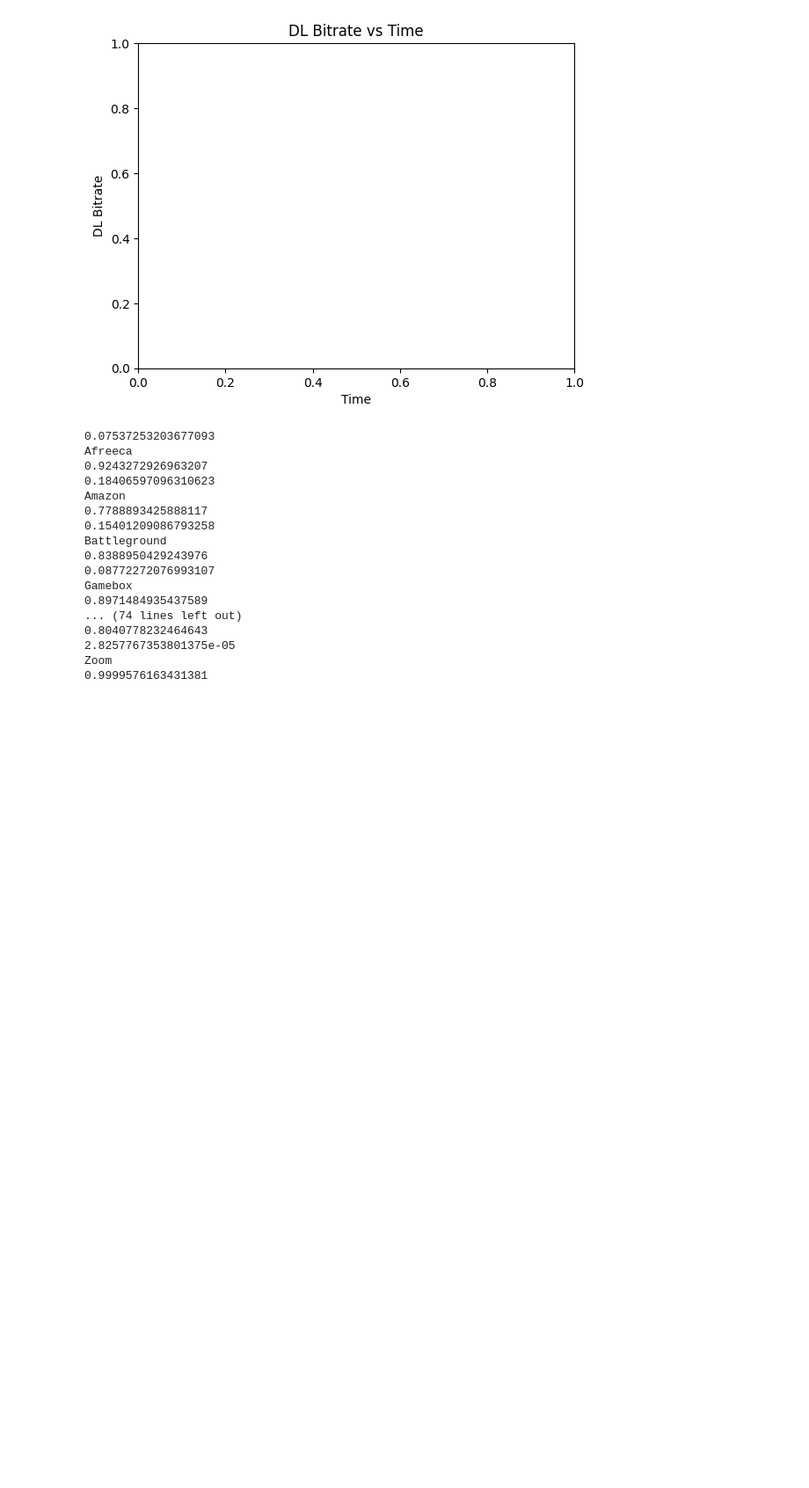
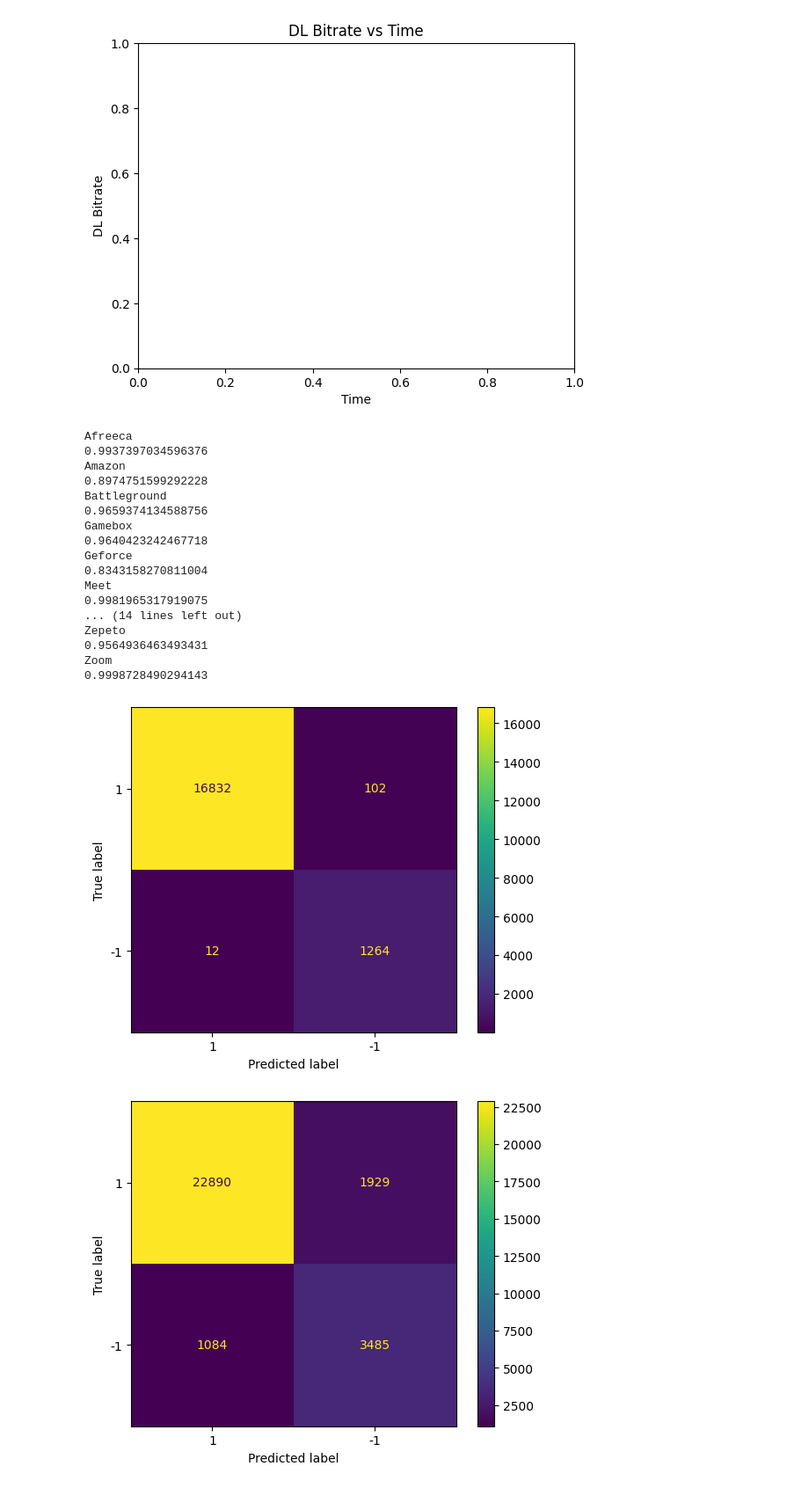
Before and after one commit to LabyrinthV/thesis, a Jupyter notebook: anomalyDetectionv2.ipynb, the cells around one changed output. Shown at 88% size. Saved outputs shown, nothing was run; the diff lists cells and outputs as text; code cells hidden in the pictures; blank space fills up the shorter version.

```diff
--- a/anomalyDetectionv2.ipynb
+++ b/anomalyDetectionv2.ipynb
@@ -88,7 +88,7 @@ def find_outliers(dataset, bitrate_type, quantile, iqr_multiplier):
     for value in dataset[bitrate_type]:
 
         if value < (q1 - iqr_multiplier * iqr) or value > (q3 + iqr_multiplier * iqr):
-            data_list.append(0)
+            data_list.append(-1)
         else:
             data_list.append(1)
     dataset["Inlier"] = data_list
@@ -293,10 +293,10 @@ def train_model(X_train, y_train, contamination=0.1):
     #X_train = sc.fit_transform(X_train)
     # Calculate the contamination value
     inliers = y_train[y_train == 1]
-    outliers = y_train[y_train == 0]
+    outliers = y_train[y_train == -1]
     contamination = len(outliers) / len(inliers)
     #Print the contamination value
-    print(contamination)
+    #print(contamination)
     classifier = IsolationForest(contamination = contamination, random_state = 1904703)
     classifier.fit(X_train.reshape(-1, 1))
     return classifier
@@ -316,58 +316,49 @@ def predict_outliers(classifier, X_test):
 
 # Evaluate the model
 def evaluate_model(y_test, y_pred):
-    cm = confusion_matrix(y_test, y_pred, labels=[1, 0])
+    cm = confusion_matrix(y_test, y_pred, labels=[1, -1])
     accuracy = accuracy_score(y_test, y_pred)
     return cm, accuracy
 # %%
 # Import confusion matrix and accuracy score
 from sklearn.metrics import ConfusionMatrixDisplay
 from sklearn.metrics import accuracy_score
 dl_classifiers = []
 ul_classifiers = []
 # Predict the outliers for the dl datasets
 count = 0
 for dataset in datasets_dl:
     X_train, X_test, y_train, y_test = split_dataset(dataset)
     classifier = train_model(X_train, y_train)
     y_pred = predict_outliers(classifier, X_test)
     cm, accuracy = evaluate_model(y_test, y_pred)
 
     #print(cm)
-    display_cm = ConfusionMatrixDisplay(cm, display_labels=[1, 0])
+    display_cm = ConfusionMatrixDisplay(cm, display_labels=[1, -1])
     print(dataset_names[count])
+    # Display the confusion matrix
+    print(accuracy)
+    display_cm.plot()
     count += 1
-    print(accuracy)
+
     dl_classifiers.append(classifier)
-count = 0
-# Predict the outliers for the ul datasets
-for dataset in datasets_ul:
-    X_train, X_test, y_train, y_test = split_dataset(dataset)
-    classifier = train_model(X_train, y_train)
-    y_pred = predict_outliers(classifier, X_test)
-    cm, accuracy = evaluate_model(y_test, y_pred)
-
-    display_cm = ConfusionMatrixDisplay(cm, display_labels=[1, 0])
-    #display_cm.plot()
-    print(dataset_names[count])
-    count += 1
-    print(accuracy)
-    ul_classifiers.append(classifier)
 # %% [output]
-0.07537253203677093
 Afreeca
-0.9243272926963207
-0.18406597096310623
+0.9937397034596376
 Amazon
-0.7788893425888117
-0.15401209086793258
+0.8974751599292228
 Battleground
-0.8388950429243976
-0.08772272076993107
+0.9659374134588756
 Gamebox
-0.8971484935437589
-... (74 lines left out)
-0.8040778232464643
-2.8257767353801375e-05
+0.9640423242467718
+Geforce
+0.8343158270811004
+Meet
+0.9981965317919075
+... (14 lines left out)
+Zepeto
+0.9564936463493431
 Zoom
-0.9999576163431381
+0.9998728490294143
+[figure, added]
+[figure, added]
```
Also changed, not shown: parts of 4 cells of this notebook, 2 other files.
